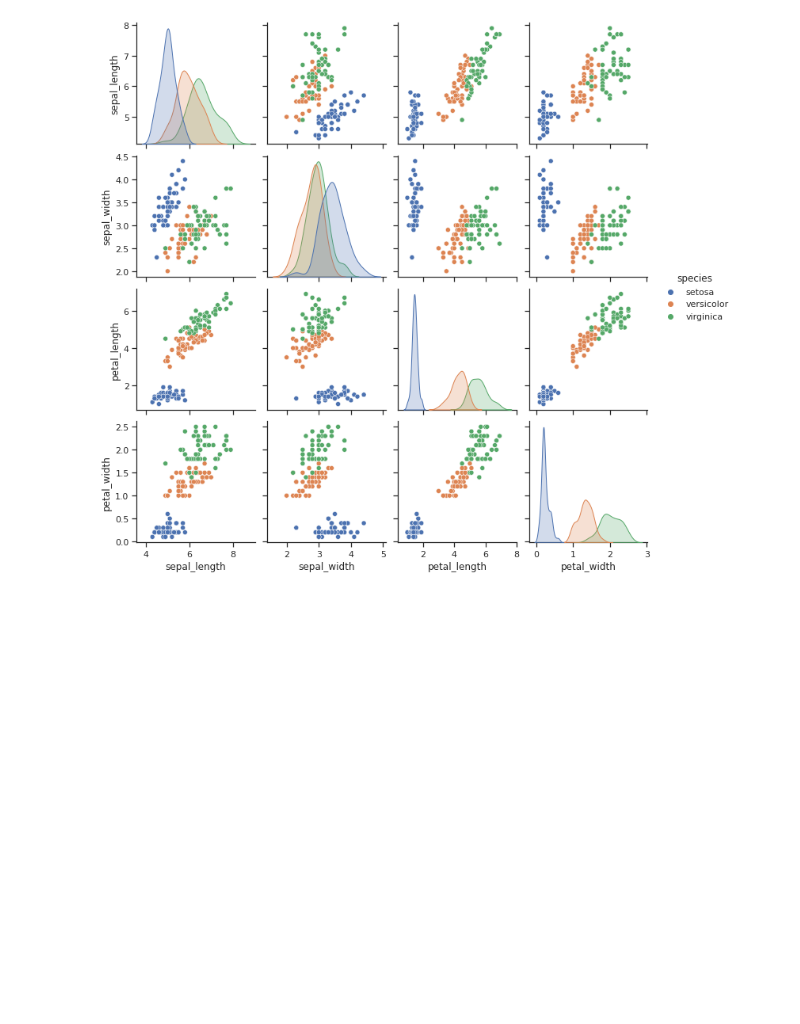
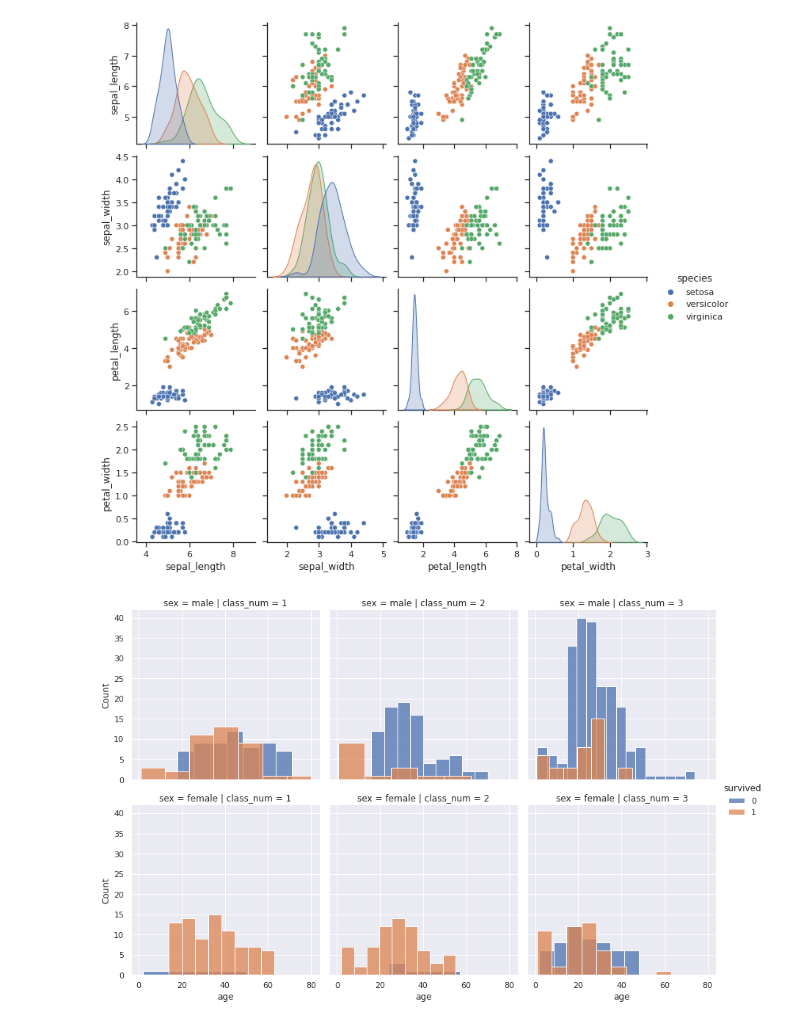
Before and after one commit to kcarvajalb/Visualizaci-n-AG, a Jupyter notebook: ActividadGuiada3.ipynb, the cells around one changed output. Drawn from its saved outputs; the diff is of its cells as text; code cells hidden in the pictures; blank space fills up the shorter version.

```diff
--- a/ActividadGuiada3.ipynb
+++ b/ActividadGuiada3.ipynb
@@ -169,3 +168,17 @@ sns.pairplot(df, hue="species")
 # %% [output]
 <seaborn.axisgrid.PairGrid at 0x...>
 [figure]
+# %%
+#Cambiamos el font
+sns.set(font_scale=1)
+#plt.rcParams['figure.figsize'] = [20,10]
+#sns.set(rc={'figure.figsize':(30,30)})
+
+#plt.rcParams.update({'font.size': fontsize})
+#FacetGrid - Construir una matriz de gráficos
+g = sns.FacetGrid(titanic, row='sex', col='class_num', hue="survived", height=4)
+g.map(sns.histplot, "age")
+g.add_legend()
+plt.show()
+# %% [output]
+[figure, added]
```
Also changed, not shown: parts of 6 cells of this notebook.
